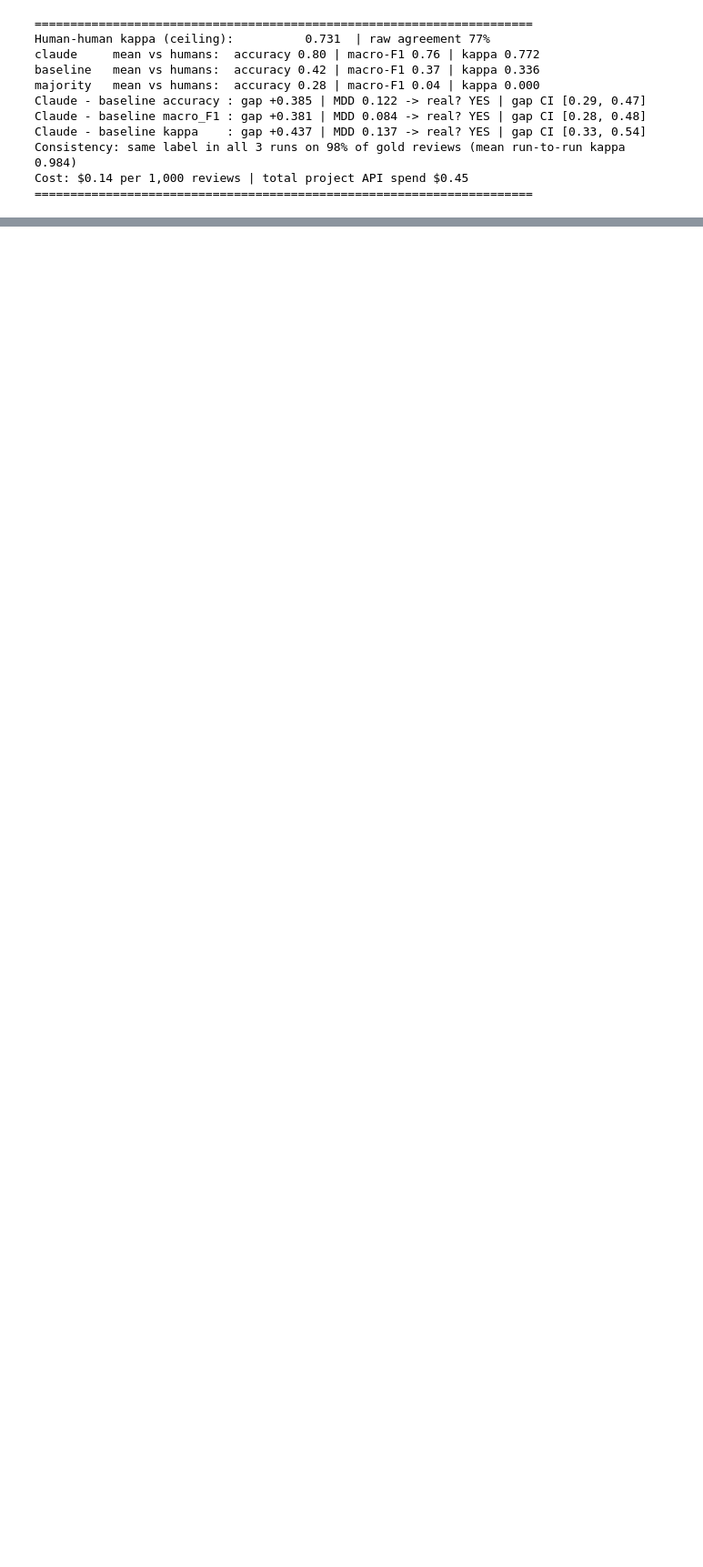
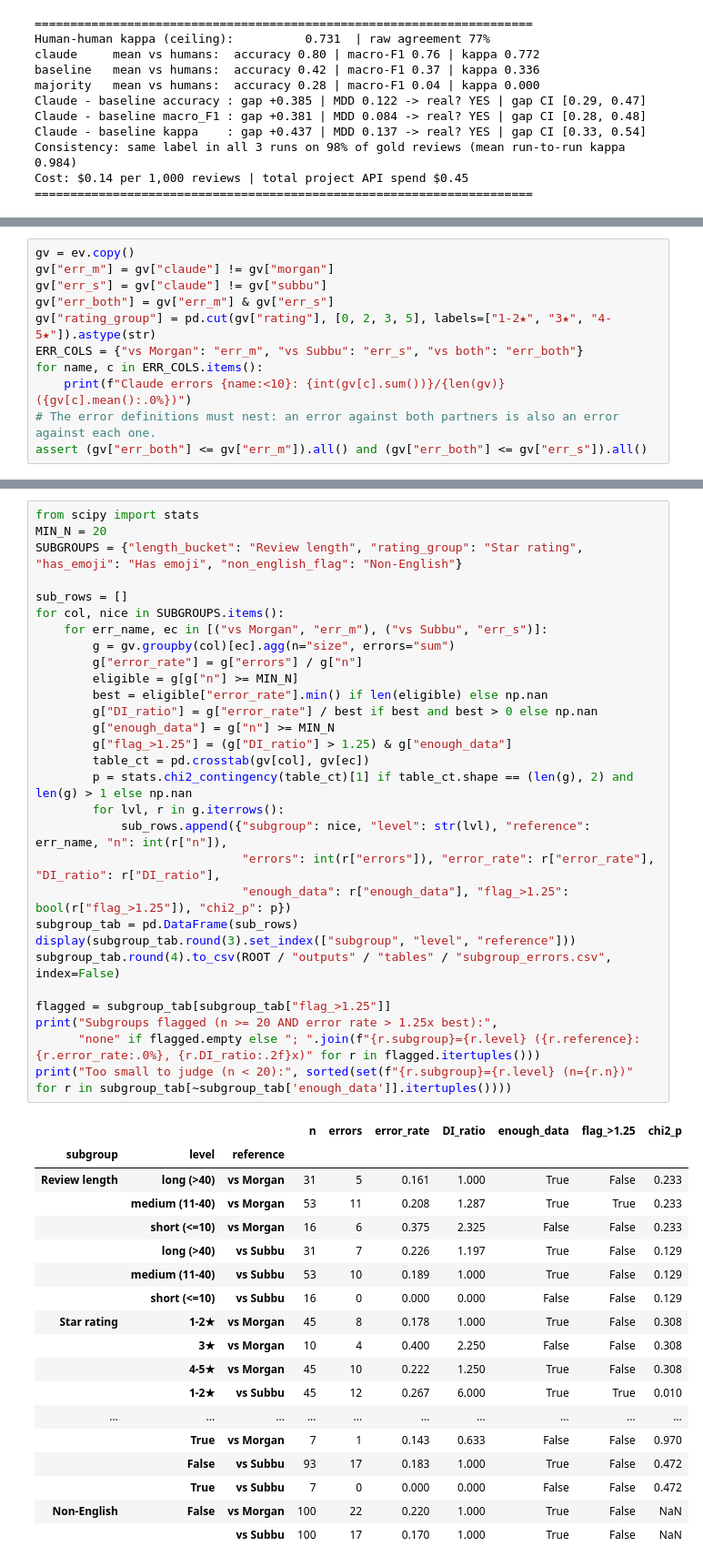
Before and after one commit to morghendy12/spotify_reviews_project, a Jupyter notebook: notebooks/spotify_review_triage.ipynb, the cells around one changed output, grey strips where cells are left out. Shown at 91% size. Drawn from its saved outputs; the diff is of its cells as text; blank space fills up the shorter version.

Commit message:
Step 8-9: prioritization, governance back-tests (confidence, audit, subgroup, drift, F1, cost, PII)

```diff
--- a/notebooks/spotify_review_triage.ipynb
+++ b/notebooks/spotify_review_triage.ipynb
@@ -1284,0 +1514,11 @@ Cost: $0.14 per 1,000 reviews | total project API spend $0.45
+# %%
+gv = ev.copy()
+gv["err_m"] = gv["claude"] != gv["morgan"]
+gv["err_s"] = gv["claude"] != gv["subbu"]
+gv["err_both"] = gv["err_m"] & gv["err_s"]
+gv["rating_group"] = pd.cut(gv["rating"], [0, 2, 3, 5], labels=["1-2★", "3★", "4-5★"]).astype(str)
+ERR_COLS = {"vs Morgan": "err_m", "vs Subbu": "err_s", "vs both": "err_both"}
+for name, c in ERR_COLS.items():
+    print(f"Claude errors {name:<10}: {int(gv[c].sum())}/{len(gv)} ({gv[c].mean():.0%})")
+# The error definitions must nest: an error against both partners is also an error against each one.
+assert (gv["err_both"] <= gv["err_m"]).all() and (gv["err_both"] <= gv["err_s"]).all()
@@ -1284,0 +1536,48 @@ Cost: $0.14 per 1,000 reviews | total project API spend $0.45
+# %%
+from scipy import stats
+MIN_N = 20
+SUBGROUPS = {"length_bucket": "Review length", "rating_group": "Star rating", "has_emoji": "Has emoji", "non_english_flag": "Non-English"}
+
+sub_rows = []
+for col, nice in SUBGROUPS.items():
+    for err_name, ec in [("vs Morgan", "err_m"), ("vs Subbu", "err_s")]:
+        g = gv.groupby(col)[ec].agg(n="size", errors="sum")
+        g["error_rate"] = g["errors"] / g["n"]
+        eligible = g[g["n"] >= MIN_N]
+        best = eligible["error_rate"].min() if len(eligible) else np.nan
+        g["DI_ratio"] = g["error_rate"] / best if best and best > 0 else np.nan
+        g["enough_data"] = g["n"] >= MIN_N
+        g["flag_>1.25"] = (g["DI_ratio"] > 1.25) & g["enough_data"]
+        table_ct = pd.crosstab(gv[col], gv[ec])
+        p = stats.chi2_contingency(table_ct)[1] if table_ct.shape == (len(g), 2) and len(g) > 1 else np.nan
+        for lvl, r in g.iterrows():
+            sub_rows.append({"subgroup": nice, "level": str(lvl), "reference": err_name, "n": int(r["n"]),
+                             "errors": int(r["errors"]), "error_rate": r["error_rate"], "DI_ratio": r["DI_ratio"],
+                             "enough_data": r["enough_data"], "flag_>1.25": bool(r["flag_>1.25"]), "chi2_p": p})
+subgroup_tab = pd.DataFrame(sub_rows)
+display(subgroup_tab.round(3).set_index(["subgroup", "level", "reference"]))
+subgroup_tab.round(4).to_csv(ROOT / "outputs" / "tables" / "subgroup_errors.csv", index=False)
+
+flagged = subgroup_tab[subgroup_tab["flag_>1.25"]]
+print("Subgroups flagged (n >= 20 AND error rate > 1.25x best):",
+      "none" if flagged.empty else "; ".join(f"{r.subgroup}={r.level} ({r.reference}: {r.error_rate:.0%}, {r.DI_ratio:.2f}x)" for r in flagged.itertuples()))
+print("Too small to judge (n < 20):", sorted(set(f"{r.subgroup}={r.level} (n={r.n})" for r in subgroup_tab[~subgroup_tab['enough_data']].itertuples())))
+# %% [output]
+|  |  |  | n | errors | error_rate | DI_ratio | enough_data | flag_>1.25 | chi2_p |
+| subgroup | level | reference |  |  |  |  |  |  |  |
+| Review length | long (>40) | vs Morgan | 31 | 5 | 0.161 | 1.000 | True | False | 0.233 |
+|  | medium (11-40) | vs Morgan | 53 | 11 | 0.208 | 1.287 | True | True | 0.233 |
+|  | short (<=10) | vs Morgan | 16 | 6 | 0.375 | 2.325 | False | False | 0.233 |
+|  | long (>40) | vs Subbu | 31 | 7 | 0.226 | 1.197 | True | False | 0.129 |
+|  | medium (11-40) | vs Subbu | 53 | 10 | 0.189 | 1.000 | True | False | 0.129 |
+|  | short (<=10) | vs Subbu | 16 | 0 | 0.000 | 0.000 | False | False | 0.129 |
+| Star rating | 1-2★ | vs Morgan | 45 | 8 | 0.178 | 1.000 | True | False | 0.308 |
+|  | 3★ | vs Morgan | 10 | 4 | 0.400 | 2.250 | False | False | 0.308 |
+|  | 4-5★ | vs Morgan | 45 | 10 | 0.222 | 1.250 | True | False | 0.308 |
+|  | 1-2★ | vs Subbu | 45 | 12 | 0.267 | 6.000 | True | True | 0.010 |
+| ... | ... | ... | ... | ... | ... | ... | ... | ... | ... |
+|  | True | vs Morgan | 7 | 1 | 0.143 | 0.633 | False | False | 0.970 |
+|  | False | vs Subbu | 93 | 17 | 0.183 | 1.000 | True | False | 0.472 |
+|  | True | vs Subbu | 7 | 0 | 0.000 | 0.000 | False | False | 0.472 |
+| Non-English | False | vs Morgan | 100 | 22 | 0.220 | 1.000 | True | False | NaN |
+|  |  | vs Subbu | 100 | 17 | 0.170 | 1.000 | True | False | NaN |
```
Also changed, not shown: parts of 27 cells of this notebook, 8 other files.
